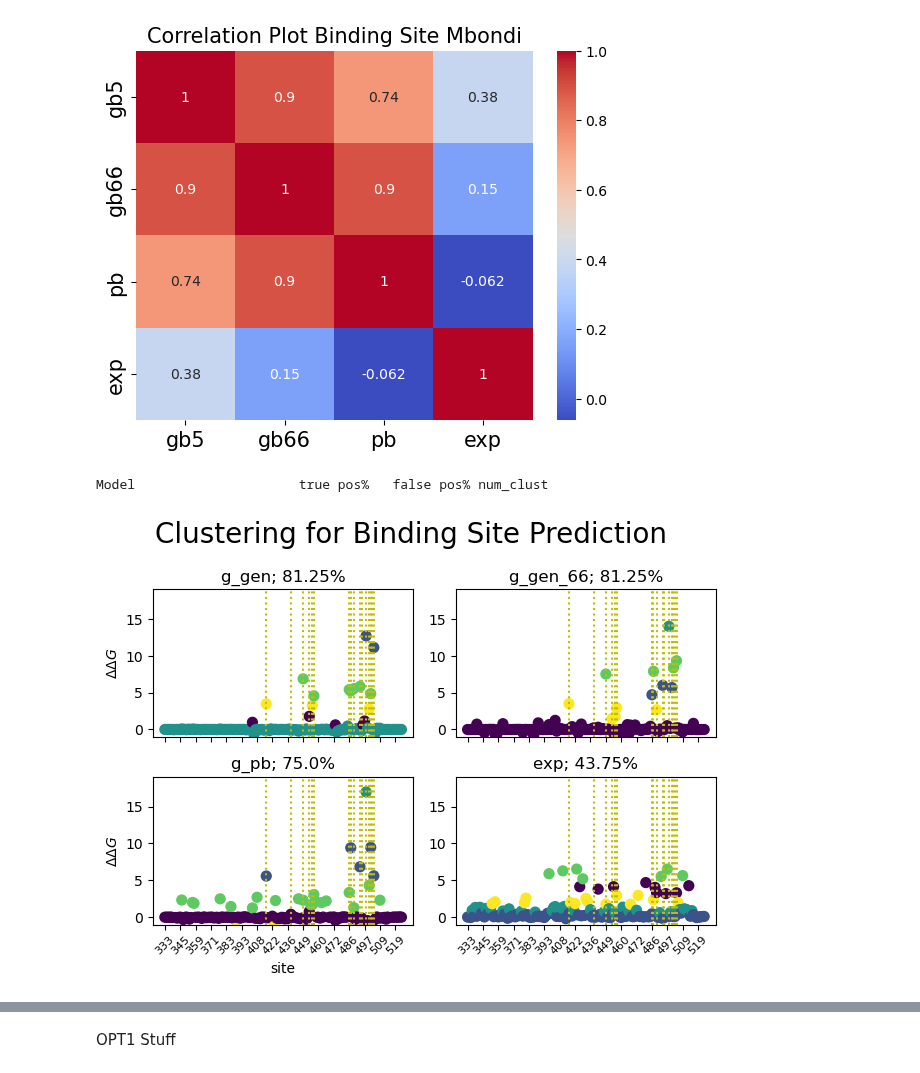
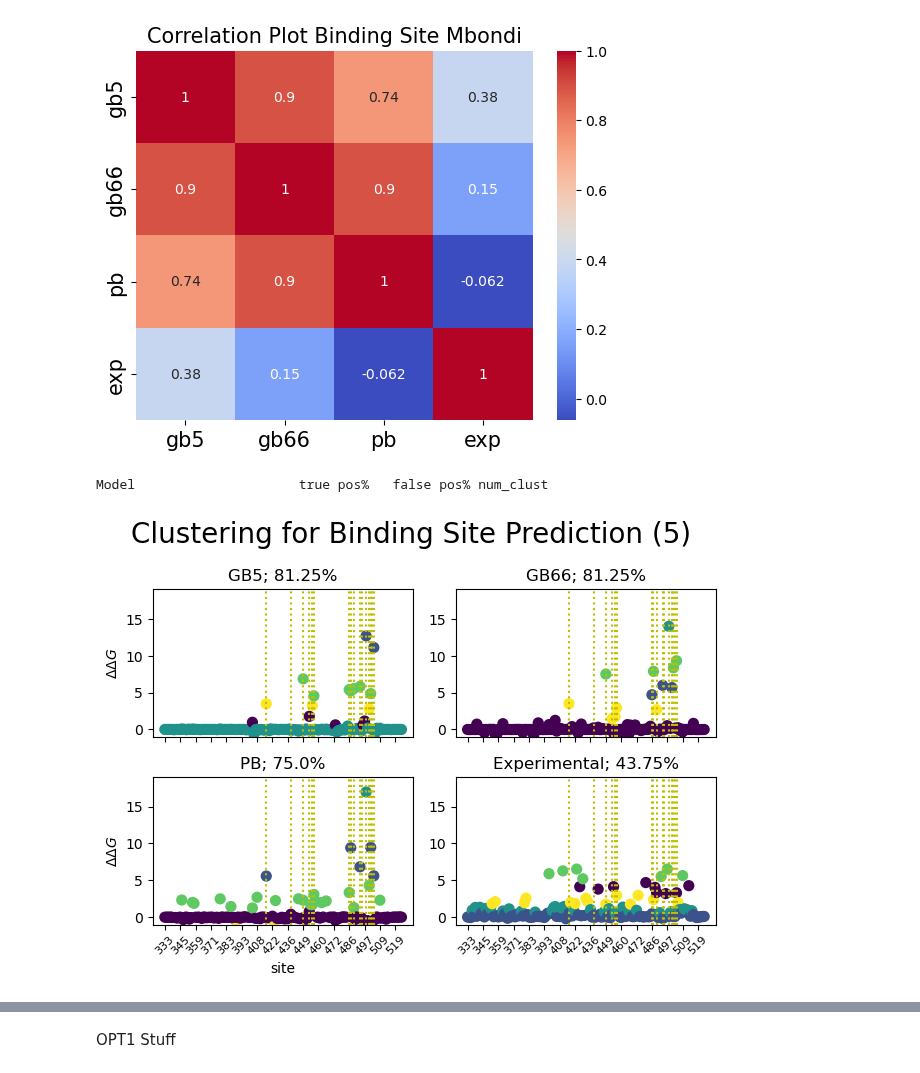
Before and after one commit to fergplace/amber_scripts, a Jupyter notebook: fun_figures_funcs.ipynb, the cells around one changed output, grey strips where cells are left out. Cells and saved outputs as stored; diff of their text form; code cells hidden in the pictures.

```diff
--- a/fun_figures_funcs.ipynb
+++ b/fun_figures_funcs.ipynb
@@ -280,6 +280,17 @@ for num_clust in num_clust_arr :
 		######THIS IS JUST FOR THE POSTER FIG#################
 		tmp_plot_command = 5
 
+		if col == "delta_delta_g_gen":
+			col_table_name = "GB5"
+		elif col == "delta_delta_g_gen_66":
+			col_table_name = "GB66"
+		elif col == "delta_delta_g_pb":
+			col_table_name = "PB"
+		else:
+			col_table_name = "Experimental"
+
+
+
 		if (tmp_plot_command ==num_clust):
 			#title stuff
 			tmp_col = col.split("delta")
@@ -295,37 +306,37 @@ for num_clust in num_clust_arr :
 			plt.scatter(df_num_data_sorted["mutations"], gb5_dat, c=labels, s=50, cmap='viridis')
 			for idx in binding_site_idx:
 				plt.axvline(x=idx, color='y', linestyle=':')
-			plt.title(f'{title_str}; {model_accuracy}%')
+			plt.title(f'{col_table_name}; {model_accuracy}%')
 
 			tick_positions = np.arange(0, len(df_num_data_sorted["mutations"]), 10)
 			tick_labels = [df_num_data_sorted["mutations"].iloc[pos][1:-1] for pos in tick_positions]
 			plt.xticks(tick_positions, [] )
 			plt.ylim([-1, 19])
 			if(plt_idx == 3 ) or(plt_idx == 4 ) :
 			#plt.show()
 				tick_positions = np.arange(0, len(df_num_data_sorted["mutations"]), 10)
 				tick_labels = [df_num_data_sorted["mutations"].iloc[pos][1:-1] for pos in tick_positions]
 				plt.xticks(tick_positions, tick_labels,rotation=45,  fontsize = 8)
 
 			if(plt_idx == 3 ) or (plt_idx == 1 ) :
 				plt.ylabel('$\Delta \Delta G$')
 			if(plt_idx == 3 ) :
 				plt.xlabel("site")
 
 
 
 
 
 	#print(f"{col:<25}: {model_accuracy:<10.4}: {model_accuracy_FP:<10.4} : {num_clust_out}")
 	#print("-----------------------------------------------------")
 
 
-plt.suptitle("Clustering for Binding Site Prediction", fontsize=20)
+plt.suptitle("Clustering for Binding Site Prediction (5)", fontsize=20)
 plt.tight_layout()
 plt.savefig("clustering_fig.png")
 # %% [output]
 Model                     true pos%   false pos% num_clust
-[figure, old version]
+[figure, new version]
 # %%
 cols_to_test = ["delta_delta_g_gen","delta_delta_g_gen_66","delta_delta_g_pb","exp_data"]
 random_state=0
```
Also changed, not shown: parts of 1 cell of this notebook.
